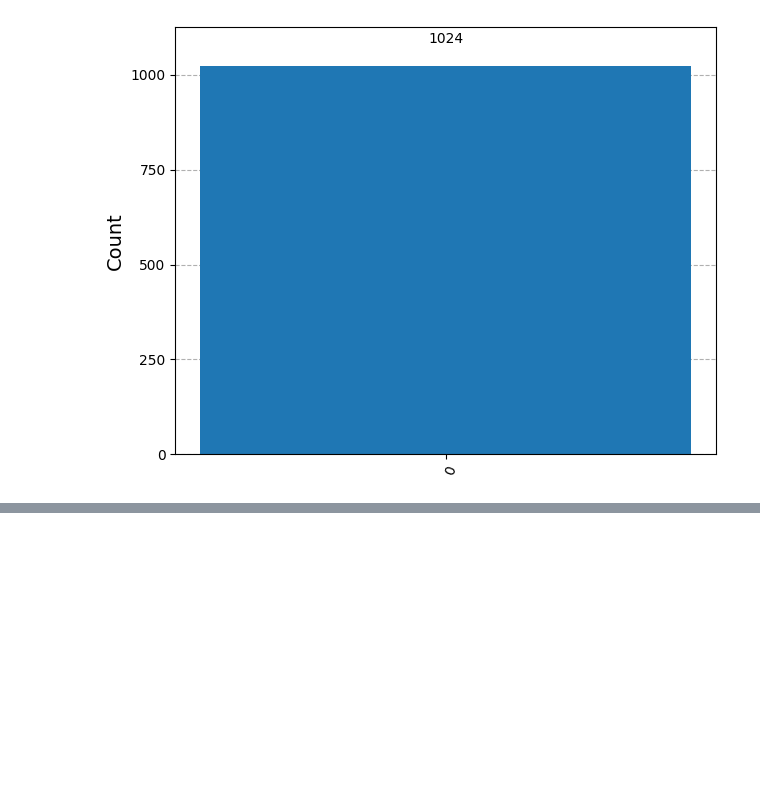
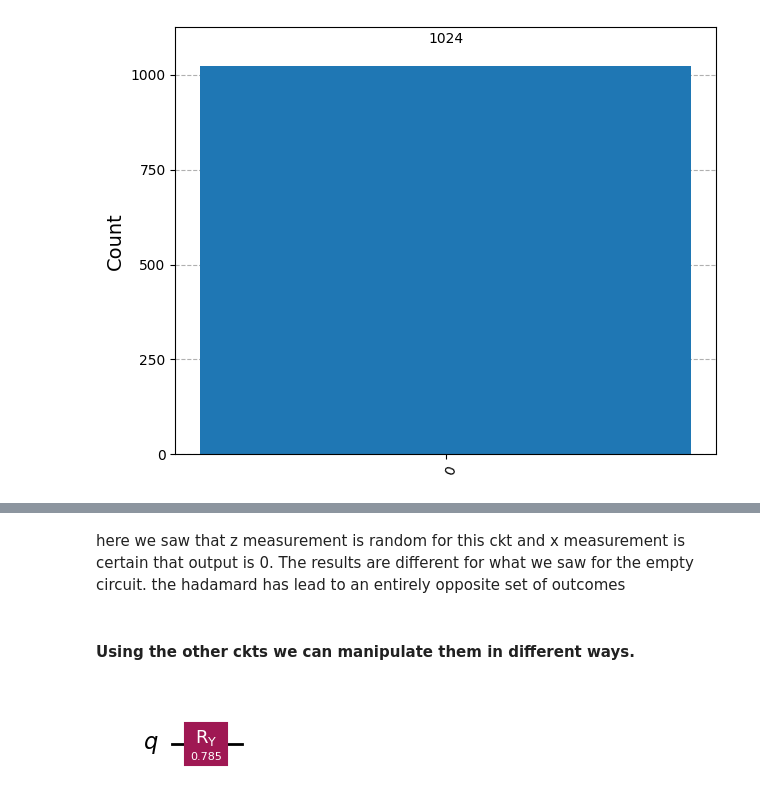
Before and after one commit to ram-polisetti/qiskit, a Jupyter notebook: Fundamentals.ipynb, the cells around one changed output, grey strips where cells are left out. Drawn from its saved outputs; the diff is of its cells as text; code cells hidden in the pictures; blank space fills up the shorter version.

```diff
--- a/Fundamentals.ipynb
+++ b/Fundamentals.ipynb
@@ -609,0 +633,10 @@ plot_histogram(counts)
+# %% [markdown]
+here we saw that z measurement is random for this ckt  and x measurement is certain that output is 0. The results are different for what we saw for the empty circuit. the hadamard has lead to an entirely opposite set of outcomes
+# %% [markdown]
+#### Using the other ckts we can manipulate them in different ways.
+# %%
+qc_y = QuantumCircuit(1)
+qc_y.ry(3.14159/4, 0)  # Rotate around Y-axis by 45 degrees (π/4 radians)
+qc_y.draw(output='mpl')
+# %% [output]
+[figure, added]
```
Also changed, not shown: parts of 11 cells of this notebook.
